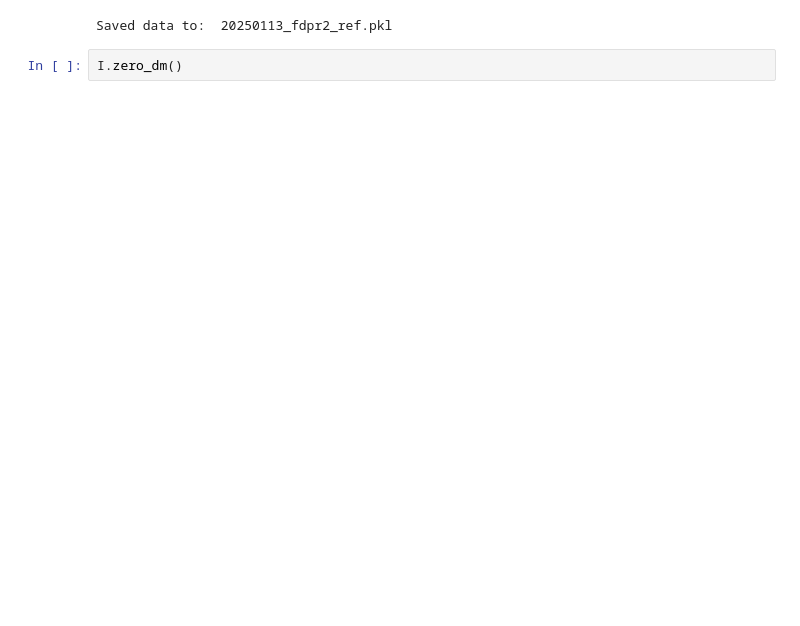
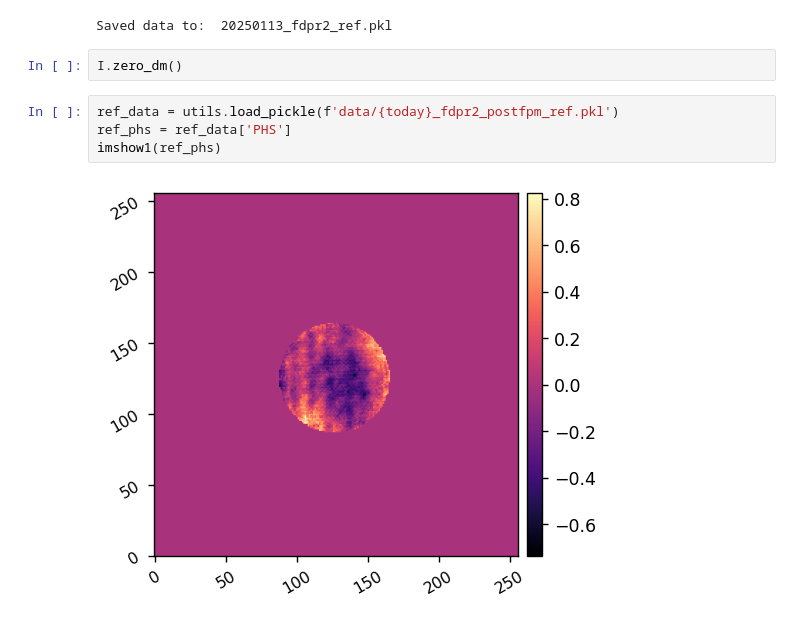
Before and after one commit to kian1377/aefc-vortex, a Jupyter notebook: scoob/run_fdpr_fpm.ipynb, the cells around one changed output. Cells and saved outputs as stored; diff of their text form; blank space fills up the shorter version.

```diff
--- a/scoob/run_fdpr_fpm.ipynb
+++ b/scoob/run_fdpr_fpm.ipynb
@@ -152,3 +153,9 @@ utils.save_pickle(f'{today}_fdpr2_ref.pkl', fitdict)
 Saved data to:  20250113_fdpr2_ref.pkl
 # %%
 I.zero_dm()
+# %%
+ref_data = utils.load_pickle(f'data/{today}_fdpr2_postfpm_ref.pkl')
+ref_phs = ref_data['PHS']
+imshow1(ref_phs)
+# %% [output]
+[figure, added]
```
Also changed, not shown: parts of 6 cells of this notebook, 6 other files.
